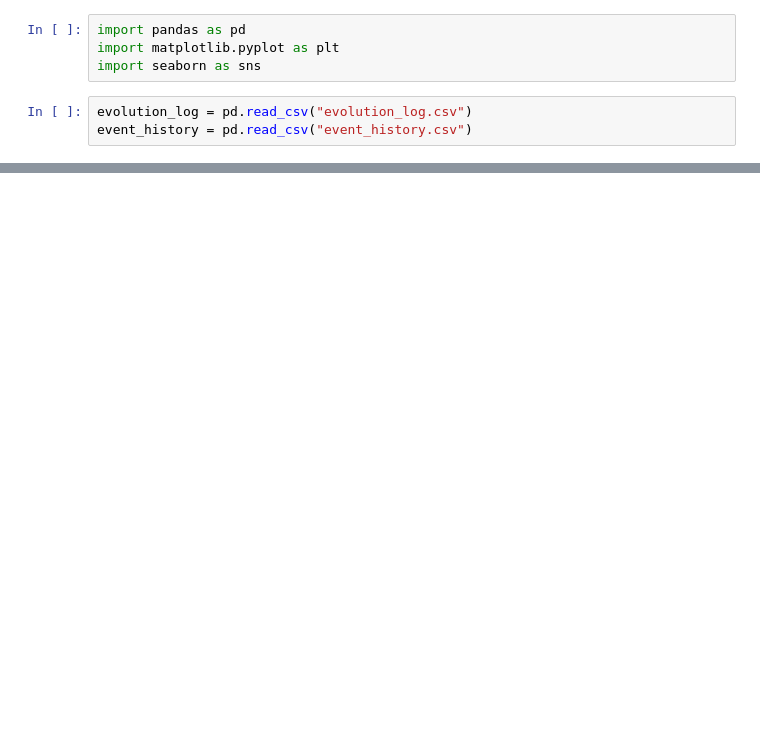
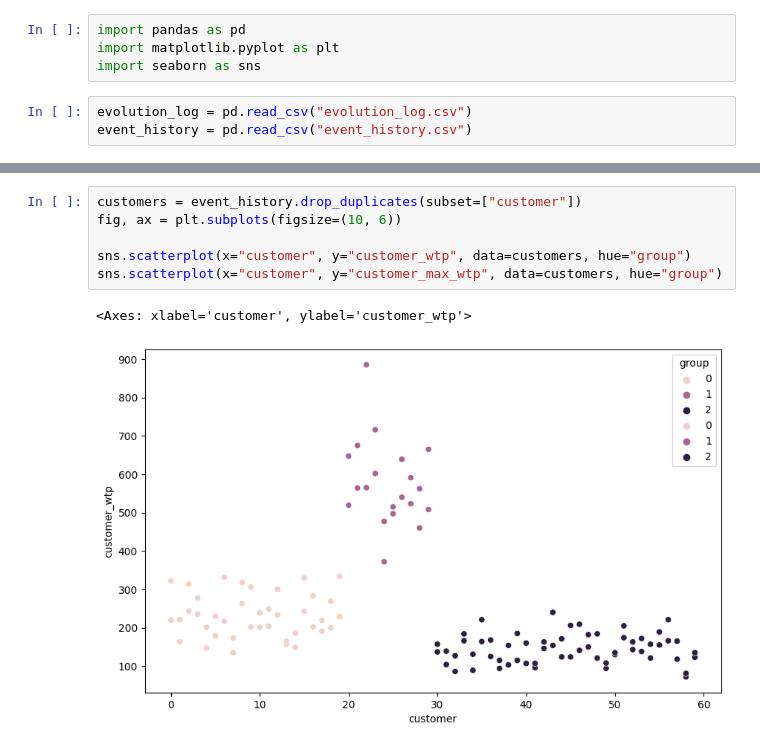
Before and after one commit to LaurinBrechter/personalized-pricing, a Jupyter notebook: results/results_analysis.ipynb, the cells around one changed output, grey strips where cells are left out. Saved outputs shown, nothing was run; the diff lists cells and outputs as text; blank space fills up the shorter version.

```diff
--- a/results/results_analysis.ipynb
+++ b/results/results_analysis.ipynb
@@ -34,0 +63,9 @@ plt.show()
+# %%
+customers = event_history.drop_duplicates(subset=["customer"])
+fig, ax = plt.subplots(figsize=(10, 6))
+
+sns.scatterplot(x="customer", y="customer_wtp", data=customers, hue="group")
+sns.scatterplot(x="customer", y="customer_max_wtp", data=customers, hue="group")
+# %% [output]
+<Axes: xlabel='customer', ylabel='customer_wtp'>
+[figure, added]
```
Also changed, not shown: parts of 9 cells of this notebook, 3 other files.
